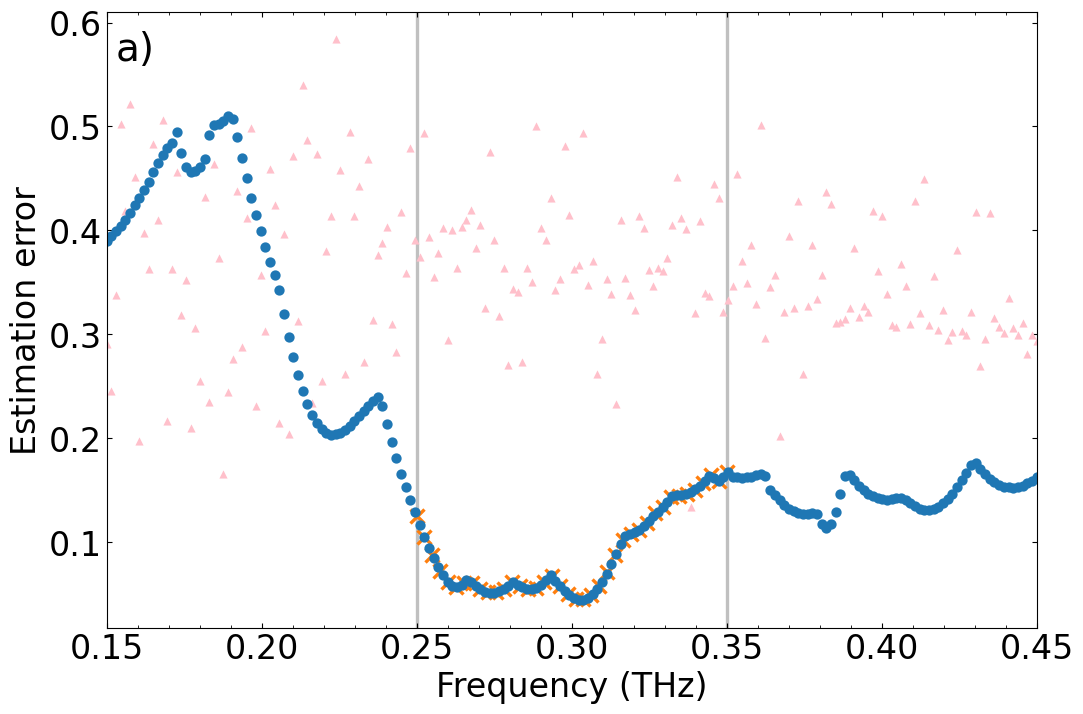
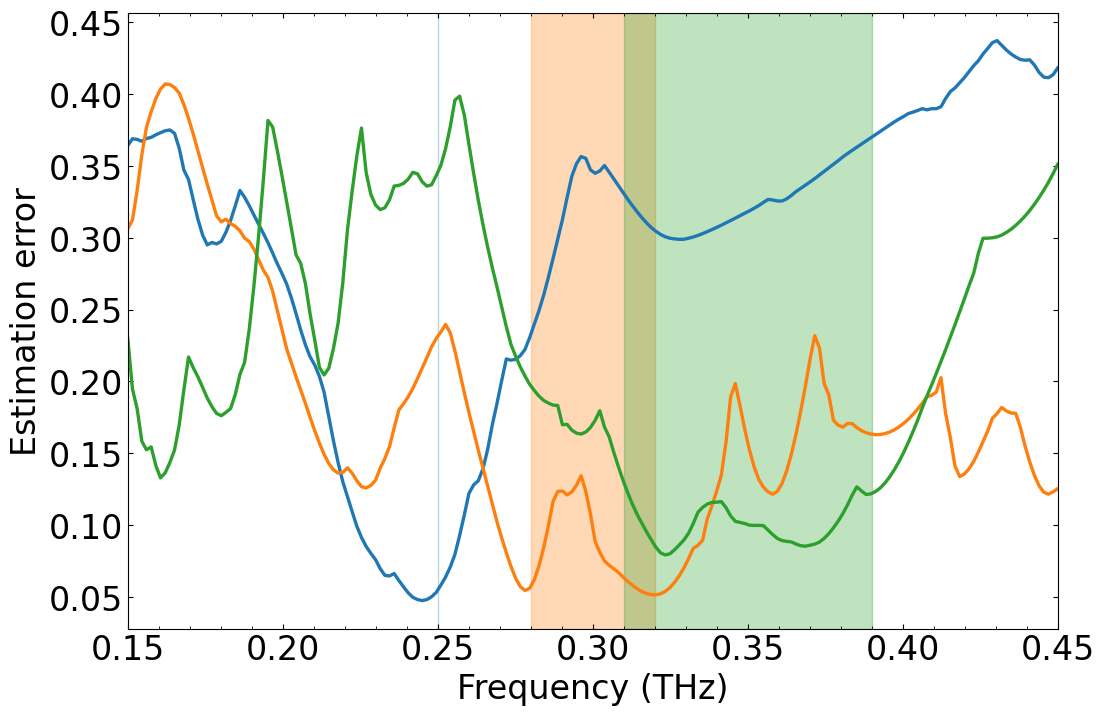
The notebook cell's code change between the first figure and the second:
--- before
+++ after
@@ -1,9 +1,17 @@
 fig, axs = plt.subplots(1, 1, figsize= (12, 8))
 
-axs.plot(test_shifted_freqs*1e-12, test_scores, marker= ".", zorder= 2.0, linestyle= "none")
-axs.plot(training_shifted_freqs*1e-12, training_scores, marker= "x", zorder= 1.9, linestyle= "none")
-axs.plot(test_shifted_freqs*1e-12, random_scores, marker= "^", zorder= 1.8, linestyle= "none", color= "pink", markersize= 2)
-axs.vlines([(central_freq-training_range)*1e-12, (central_freq+training_range)*1e-12], 0, 1, transform= axs.get_xaxis_transform(), color= "silver", zorder= 1.5)
-axs.annotate("a)", (0.01,0.97), xycoords= 'axes fraction', ha= "left", va= "top", fontsize= 28)
+colours = ["tab:blue", "tab:orange", "tab:green"]
+
+for central_freq, training_range, test_score, colour in zip(central_freqs, training_ranges, test_scores, colours):
+
+    axs.plot(test_shifted_freqs*1e-12, test_score, zorder= 2.0, color= colour)
+    axs.fill_betweenx([0,1], (central_freq-training_range)*1e-12, (central_freq+training_range)*1e-12, transform= axs.get_xaxis_transform(), color= colour, zorder= 1.5, alpha= 0.3)
+
+
+#axs.plot(test_shifted_freqs*1e-12, test_scores, marker= ".", zorder= 2.0, linestyle= "none")
+#axs.plot(training_shifted_freqs*1e-12, training_scores, marker= "x", zorder= 1.9, linestyle= "none")
+#axs.plot(test_shifted_freqs*1e-12, random_scores, marker= "^", zorder= 1.8, linestyle= "none", color= "pink", markersize= 2)
+#axs.vlines([(central_freq-training_range)*1e-12, (central_freq+training_range)*1e-12], 0, 1, transform= axs.get_xaxis_transform(), color= "silver", zorder= 1.5)
+#axs.annotate("a)", (0.01,0.97), xycoords= 'axes fraction', ha= "left", va= "top", fontsize= 28)
 axs.set(xlabel= "Frequency (THz)", ylabel= "Estimation error", xlim= (test_shifted_freqs.min()*1e-12, test_shifted_freqs.max()*1e-12))#, xticks= np.arange(0.2, 0.4+0.05, 0.05))
 

Commit: combined generalisation graphs to show estimation error when trained at different central frequencies and ranges.